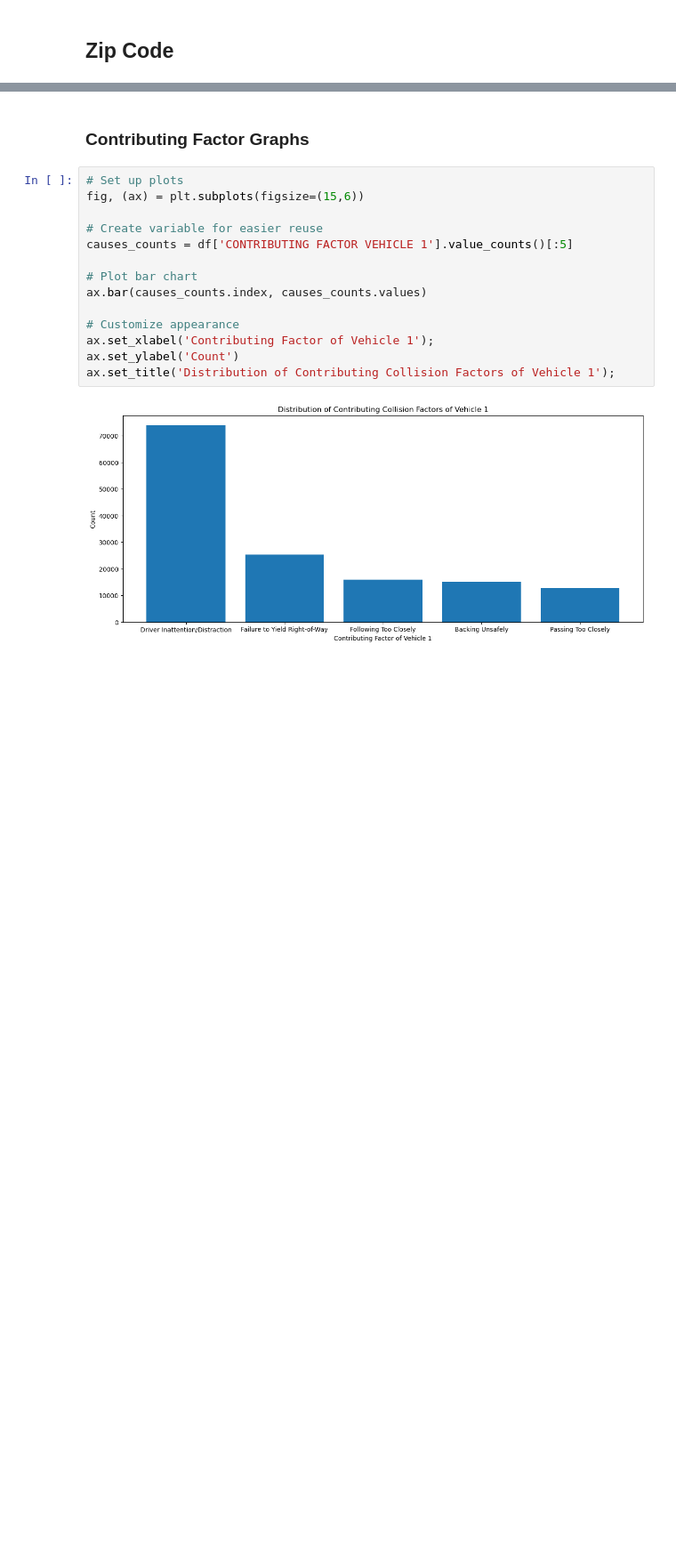
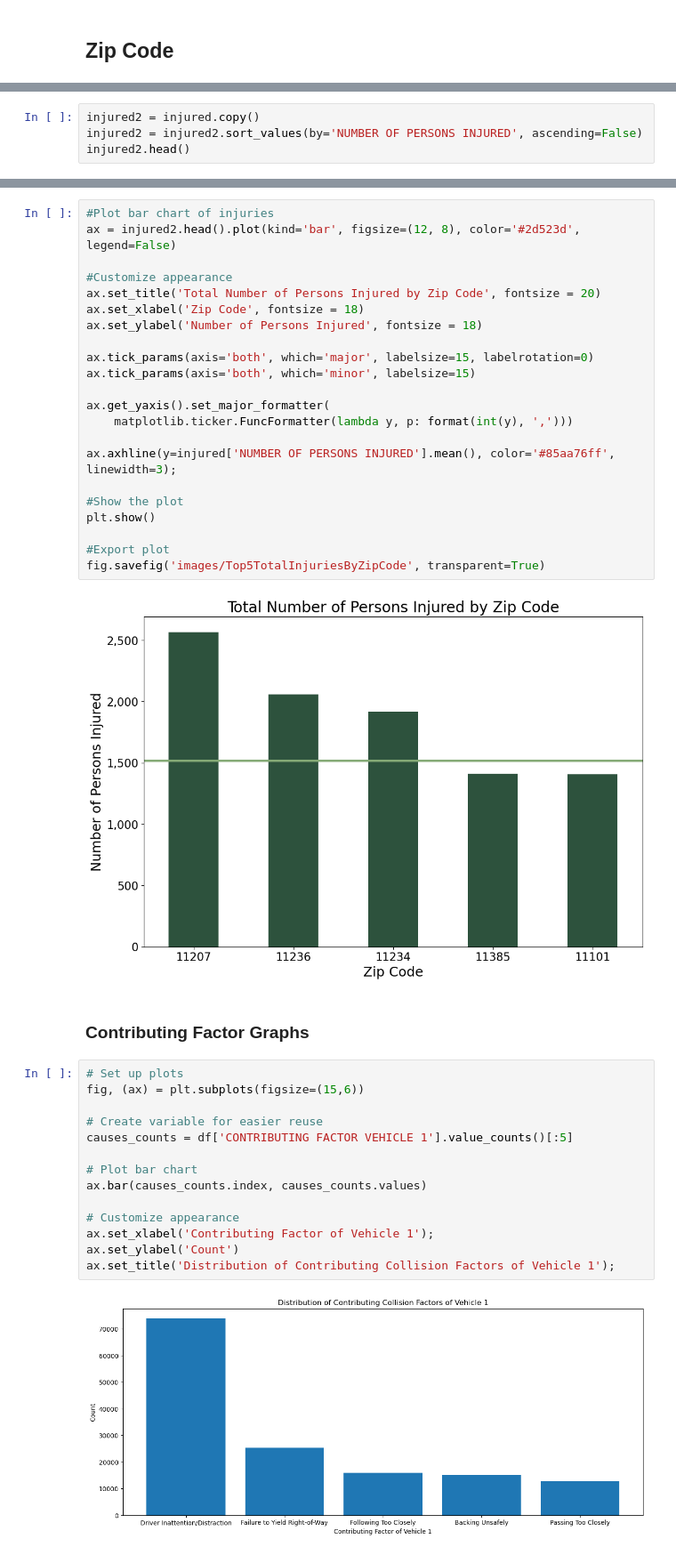
Before and after one commit to anniezhengaz/Capstone-NYC-Collisions, a Jupyter notebook: exploratory_files/Graphs.ipynb, the cells around one changed output, grey strips where cells are left out. Shown at 89% size. Cells and saved outputs as stored; diff of their text form; blank space fills up the shorter version.

```diff
--- a/exploratory_files/Graphs.ipynb
+++ b/exploratory_files/Graphs.ipynb
@@ -206,0 +238,4 @@ ax.tick_params(axis='x', labelrotation=0);
+# %%
+injured2 = injured.copy()
+injured2 = injured2.sort_values(by='NUMBER OF PERSONS INJURED', ascending=False)
+injured2.head()
@@ -207,3 +250,27 @@ ax.tick_params(axis='x', labelrotation=0);
+# %%
+#Plot bar chart of injuries
+ax = injured2.head().plot(kind='bar', figsize=(12, 8), color='#2d523d', legend=False)
+
+#Customize appearance
+ax.set_title('Total Number of Persons Injured by Zip Code', fontsize = 20)
+ax.set_xlabel('Zip Code', fontsize = 18)
+ax.set_ylabel('Number of Persons Injured', fontsize = 18)
+
+ax.tick_params(axis='both', which='major', labelsize=15, labelrotation=0)
+ax.tick_params(axis='both', which='minor', labelsize=15)
+
+ax.get_yaxis().set_major_formatter(
+    matplotlib.ticker.FuncFormatter(lambda y, p: format(int(y), ',')))
+
+ax.axhline(y=injured['NUMBER OF PERSONS INJURED'].mean(), color='#85aa76ff', linewidth=3);
+
+#Show the plot
+plt.show()
+
+#Export plot
+fig.savefig('images/Top5TotalInjuriesByZipCode', transparent=True)
+# %% [output]
+[figure, added]
 # %% [markdown]
 ### Contributing Factor Graphs
 # %%
```
Also changed, not shown: parts of 25 cells of this notebook, 12 other files.
